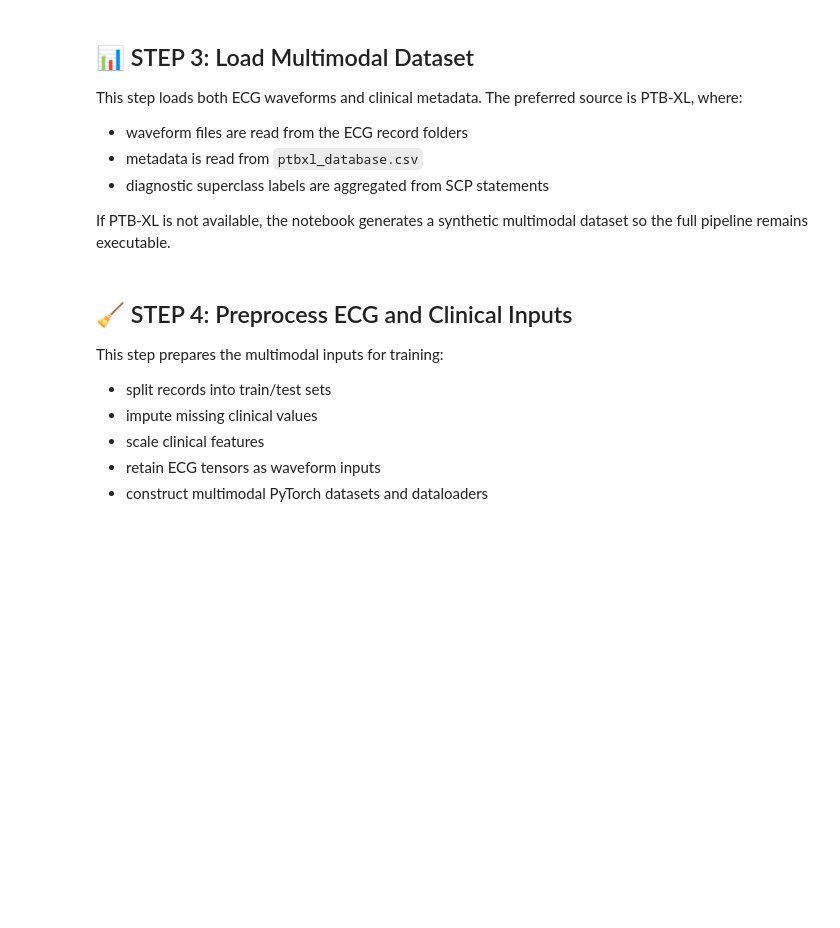
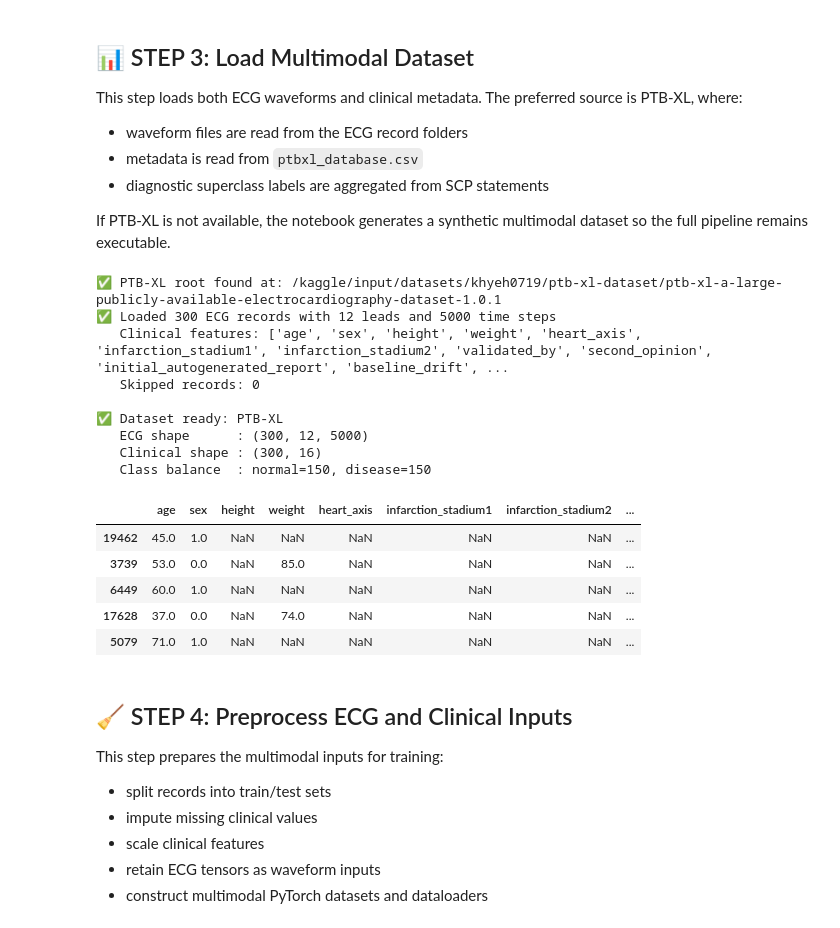
Before and after one commit to sharath2004-tech/cardiac-disease-detection, a Jupyter notebook: FAEDL_CVD_Implementation.ipynb, the cells around one changed output. Cells and saved outputs as stored; diff of their text form; code cells hidden in the pictures; blank space fills up the shorter version.

Commit message:
Kaggle Notebook | notebook8ebd1c1dc2 | Version 17

```diff
--- a/FAEDL_CVD_Implementation.ipynb
+++ b/FAEDL_CVD_Implementation.ipynb
@@ -111,13 +131,21 @@ def find_ptbxl_root():
     search_roots = [
         Path.cwd() / 'ptb-xl-a-large-publicly-available-electrocardiography-dataset-1.0.3',
         Path.cwd() / 'ptb-xl-a-large-publicly-available-electrocardiography-dataset-1.0.1',
+        Path.cwd() / 'ptb-xl-dataset',
         Path('/kaggle/input/ptb-xl-a-large-publicly-available-electrocardiography-dataset-1.0.3'),
         Path('/kaggle/input/ptb-xl-a-large-publicly-available-electrocardiography-dataset-1.0.1'),
         Path('/kaggle/input/ptb-xl'),
+        Path('/kaggle/input/ptb-xl-dataset'),
     ]
     for candidate in search_roots:
         if (candidate / 'ptbxl_database.csv').exists():
             return candidate
+
+    kaggle_input = Path('/kaggle/input')
+    if kaggle_input.exists():
+        for csv_path in kaggle_input.rglob('ptbxl_database.csv'):
+            return csv_path.parent
+
     return None
 
 def aggregate_ptbxl_targets(df_raw, dataset_root):
@@ -245,33 +273,49 @@ def build_synthetic_multimodal_dataset(num_samples=400, num_leads=12, signal_len
 
     print("⚠️ PTB-XL waveforms not found. Falling back to synthetic multimodal data.")
     return {
         'dataset_name': 'Synthetic-Multimodal',
         'ecg_array': ecg_array,
         'clinical_df': clinical_df,
         'labels': labels,
         'clinical_feature_names': clinical_feature_names,
         'signal_length': signal_length,
         'num_leads': num_leads,
         'record_ids': list(range(num_samples)),
     }
 
 dataset_bundle = load_ptbxl_multimodal_dataset(max_records=300)
 if dataset_bundle is None:
     dataset_bundle = build_synthetic_multimodal_dataset()
 
 ecg_array = dataset_bundle['ecg_array']
 clinical_df = dataset_bundle['clinical_df']
 labels = dataset_bundle['labels']
 clinical_feature_names = dataset_bundle['clinical_feature_names']
 signal_length = dataset_bundle['signal_length']
 num_leads = dataset_bundle['num_leads']
 dataset_name = dataset_bundle['dataset_name']
 
 print(f"\n✅ Dataset ready: {dataset_name}")
 print(f"   ECG shape      : {ecg_array.shape}")
 print(f"   Clinical shape : {clinical_df.shape}")
 print(f"   Class balance  : normal={int((labels == 0).sum())}, disease={int((labels == 1).sum())}")
 clinical_df.head()
+# %% [output]
+✅ PTB-XL root found at: /kaggle/input/datasets/khyeh0719/ptb-xl-dataset/ptb-xl-a-large-publicly-available-electrocardiography-dataset-1.0.1
+✅ Loaded 300 ECG records with 12 leads and 5000 time steps
+   Clinical features: ['age', 'sex', 'height', 'weight', 'heart_axis', 'infarction_stadium1', 'infarction_stadium2', 'validated_by', 'second_opinion', 'initial_autogenerated_report', 'baseline_drift', ...
+   Skipped records: 0
+
+✅ Dataset ready: PTB-XL
+   ECG shape      : (300, 12, 5000)
+   Clinical shape : (300, 16)
+   Class balance  : normal=150, disease=150
+|  | age | sex | height | weight | heart_axis | infarction_stadium1 | infarction_stadium2 | ... |
+| 19462 | 45.0 | 1.0 | NaN | NaN | NaN | NaN | NaN | ... |
+| 3739 | 53.0 | 0.0 | NaN | 85.0 | NaN | NaN | NaN | ... |
+| 6449 | 60.0 | 1.0 | NaN | NaN | NaN | NaN | NaN | ... |
+| 17628 | 37.0 | 0.0 | NaN | 74.0 | NaN | NaN | NaN | ... |
+| 5079 | 71.0 | 1.0 | NaN | NaN | NaN | NaN | NaN | ... |
 # %% [markdown]
 ## 🧹 STEP 4: Preprocess ECG and Clinical Inputs
 
```
Also changed, not shown: parts of 7 cells of this notebook.
